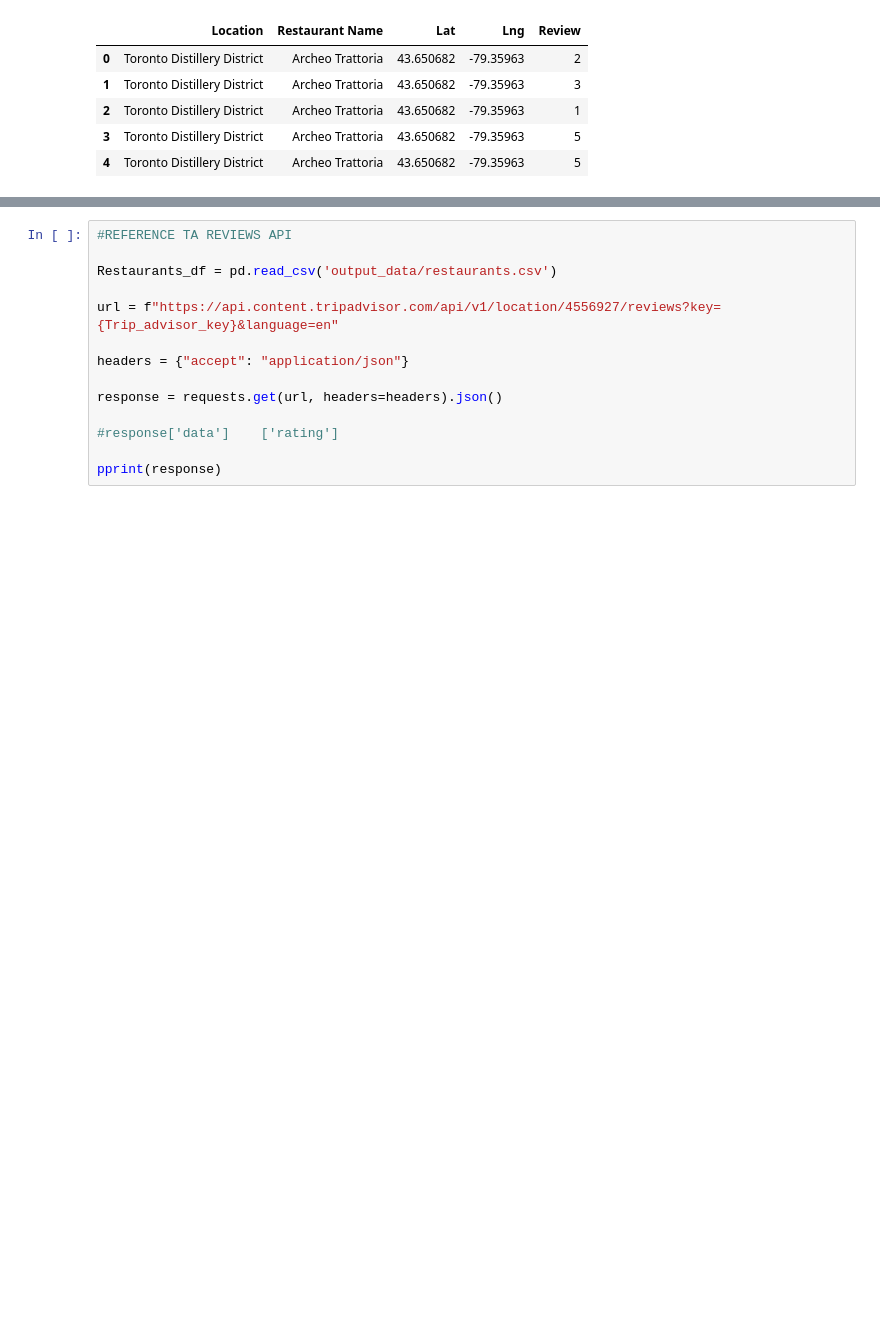
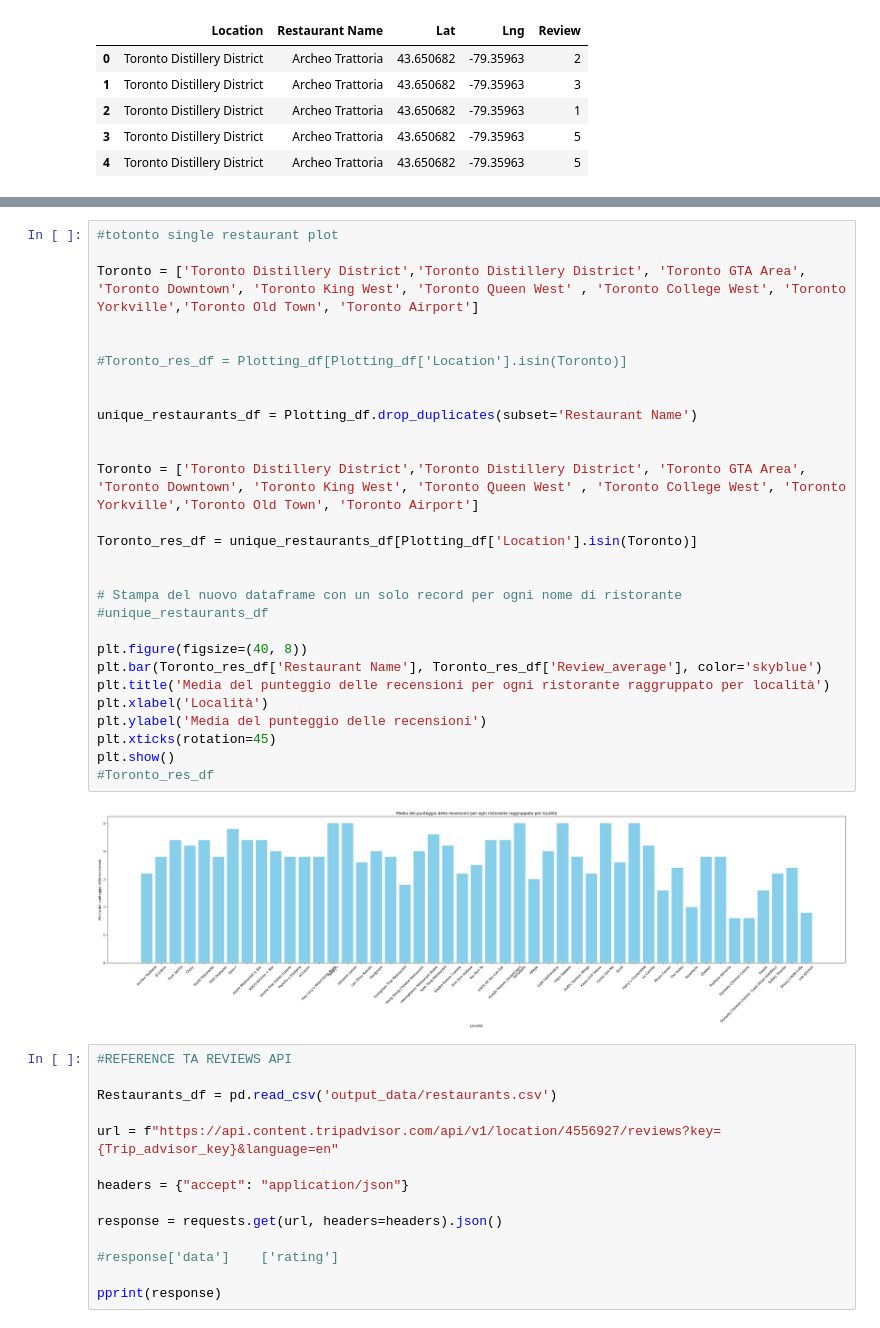
Before and after one commit to AleMori22/Project_1_repo, a Jupyter notebook: Alessandro Mori's Project 1.ipynb, the cells around one changed output, grey strips where cells are left out. Saved outputs shown, nothing was run; the diff lists cells and outputs as text; blank space fills up the shorter version.

```diff
--- a/Alessandro Mori's Project 1.ipynb
+++ b/Alessandro Mori's Project 1.ipynb
@@ -229,3 +277,33 @@ ON_df = Places_df[Places_df['province'] == 'ON']
+# %%
+#totonto single restaurant plot
+
+Toronto = ['Toronto Distillery District','Toronto Distillery District', 'Toronto GTA Area', 'Toronto Downtown', 'Toronto King West', 'Toronto Queen West' , 'Toronto College West', 'Toronto Yorkville','Toronto Old Town', 'Toronto Airport']
+
+
+#Toronto_res_df = Plotting_df[Plotting_df['Location'].isin(Toronto)]
+
+
+unique_restaurants_df = Plotting_df.drop_duplicates(subset='Restaurant Name')
+
+
+Toronto = ['Toronto Distillery District','Toronto Distillery District', 'Toronto GTA Area', 'Toronto Downtown', 'Toronto King West', 'Toronto Queen West' , 'Toronto College West', 'Toronto Yorkville','Toronto Old Town', 'Toronto Airport']
+
+Toronto_res_df = unique_restaurants_df[Plotting_df['Location'].isin(Toronto)]
+
+
+# Stampa del nuovo dataframe con un solo record per ogni nome di ristorante
+#unique_restaurants_df
+
+plt.figure(figsize=(40, 8))
+plt.bar(Toronto_res_df['Restaurant Name'], Toronto_res_df['Review_average'], color='skyblue')
+plt.title('Media del punteggio delle recensioni per ogni ristorante raggruppato per località')
+plt.xlabel('Località')
+plt.ylabel('Media del punteggio delle recensioni')
+plt.xticks(rotation=45)
+plt.show()
+#Toronto_res_df
+# %% [output]
+[figure, added]
 # %%
 #REFERENCE TA REVIEWS API
 
```
Also changed, not shown: parts of 18 cells of this notebook.
